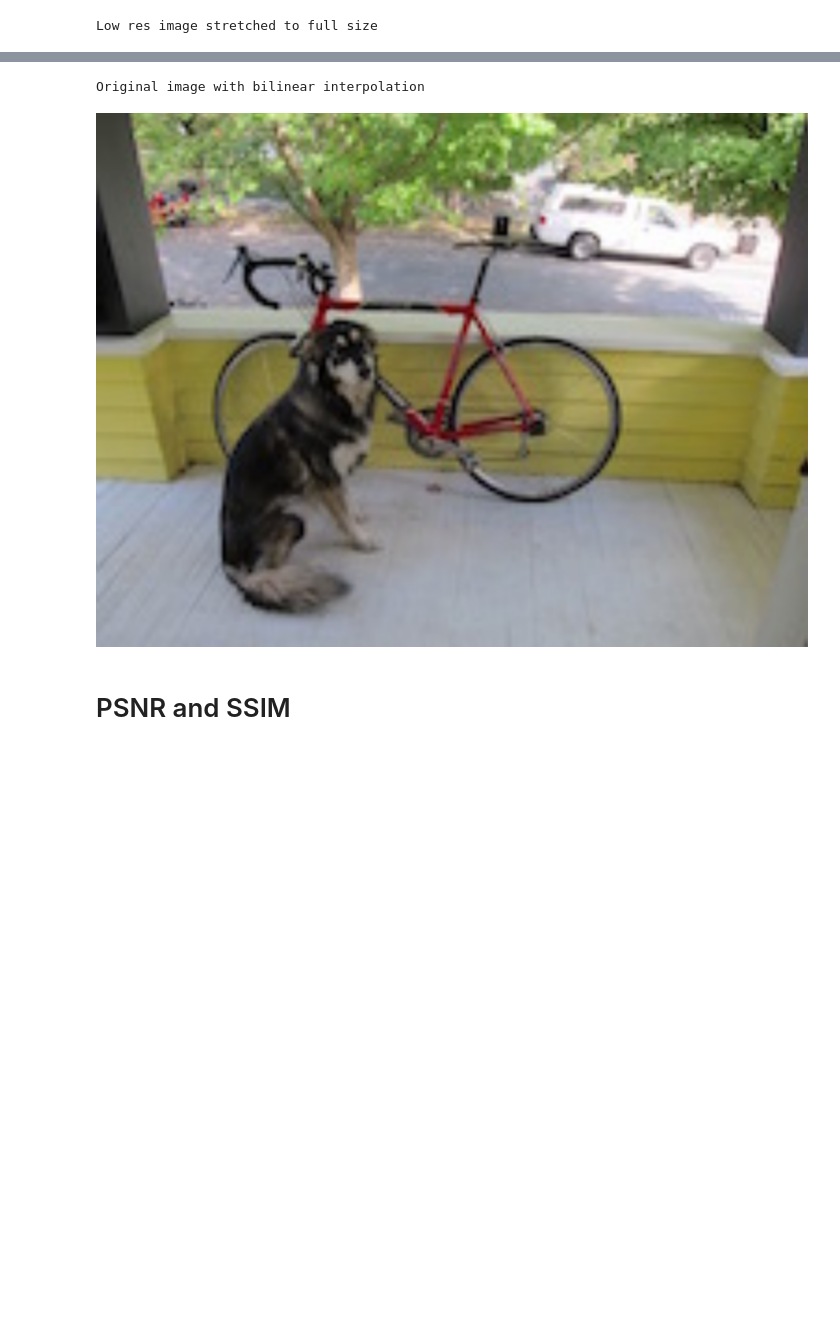
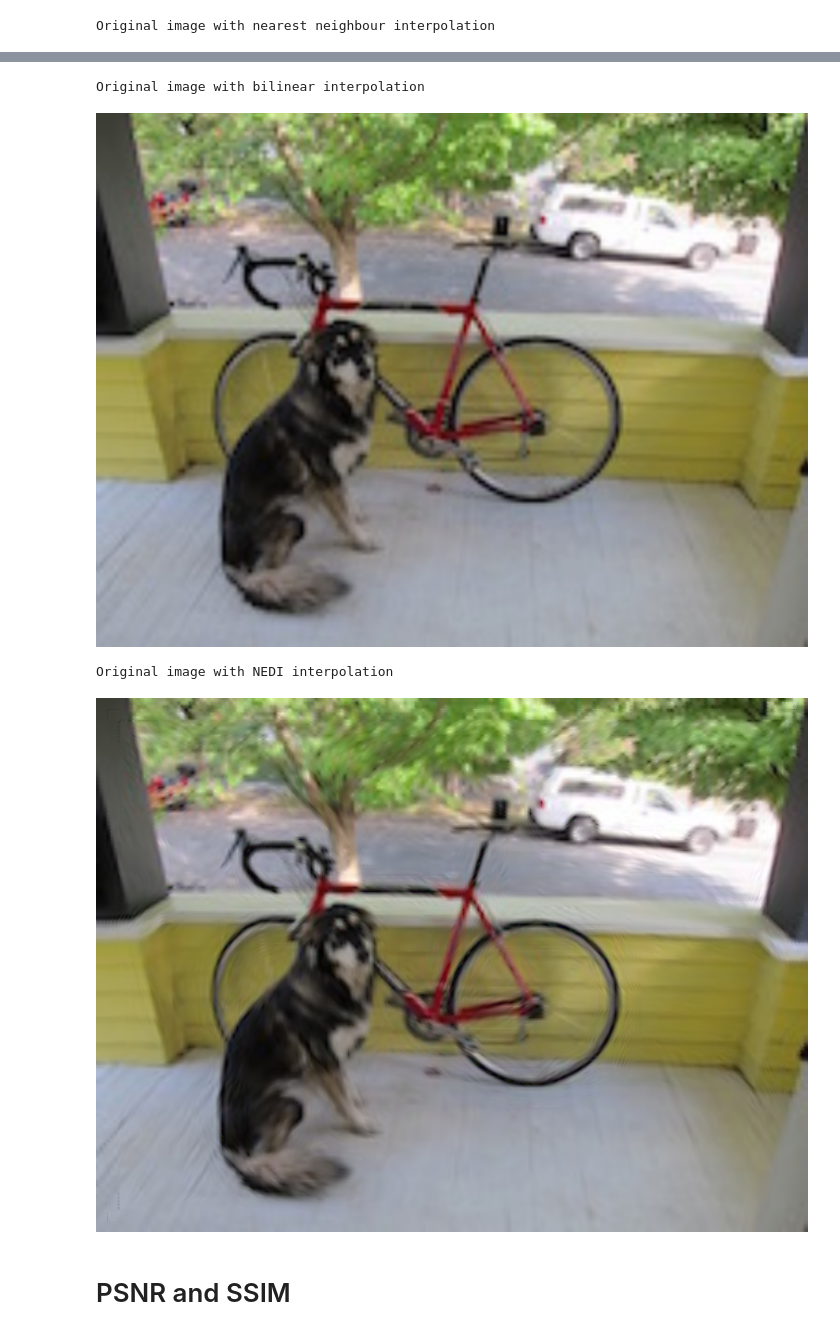
Before and after one commit to persimenreed/Image-enhancement, a Jupyter notebook: main.ipynb, the cells around one changed output, grey strips where cells are left out. Cells and saved outputs as stored; diff of their text form; code cells hidden in the pictures; blank space fills up the shorter version.

Commit message:
nearest neighbour

```diff
--- a/main.ipynb
+++ b/main.ipynb
@@ -10,25 +14,31 @@ from skimage.metrics import structural_similarity as ssim
 # %%
 low_res_im = Image.open('dogsmall.jpg')
 high_res_im = Image.open('dog.jpg')
 
 width, height = int(low_res_im.width*4), int(low_res_im.height*4)
-stretched_im = low_res_im.resize((low_res_im.width * 4, low_res_im.height * 4), resample=Image.NEAREST)
 
+nearest_neighbour_im = imresize_nn(low_res_im, width, height)
 bilinear_im = imresize_bi(low_res_im, width, height)
+#nedi_im = imresize_nedi(low_res_im, width, height, img_obj=True)
+nedi_im = EDI_predict(low_res_im, m=12)
 
 print('Original image')
 display(high_res_im)
-print('Low res image stretched to full size')
-display(stretched_im)
+print('Original image with nearest neighbour interpolation')
+display(nearest_neighbour_im)
 print('Original image with bilinear interpolation')
 display(bilinear_im)
+print('Original image with NEDI interpolation')
+display(nedi_im)
 # %% [output]
 Original image
 [figure]
-Low res image stretched to full size
+Original image with nearest neighbour interpolation
 [figure]
 Original image with bilinear interpolation
 [figure]
+Original image with NEDI interpolation
+[figure, added]
 # %% [markdown]
 # PSNR and SSIM
 # %%
```
Also changed, not shown: parts of 3 cells of this notebook, 1 other file.
